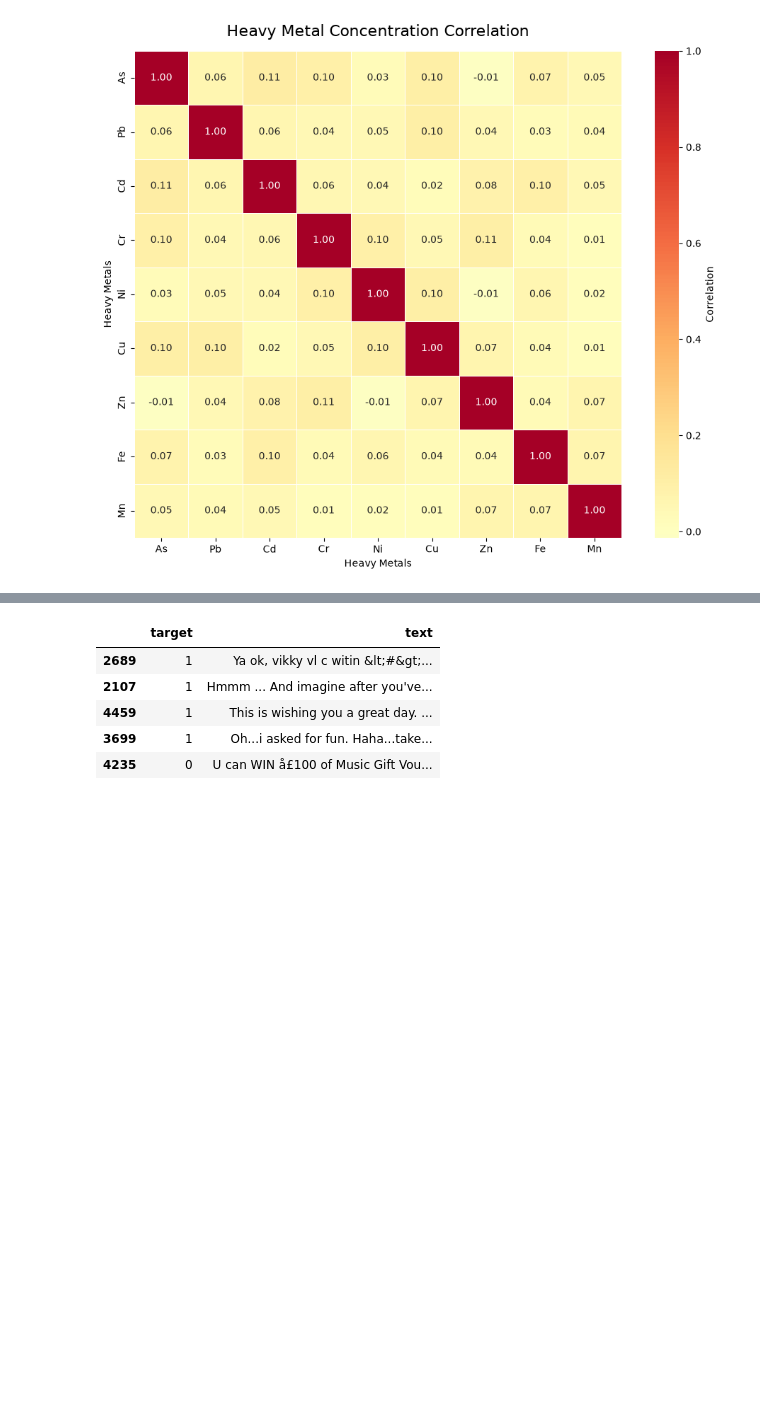
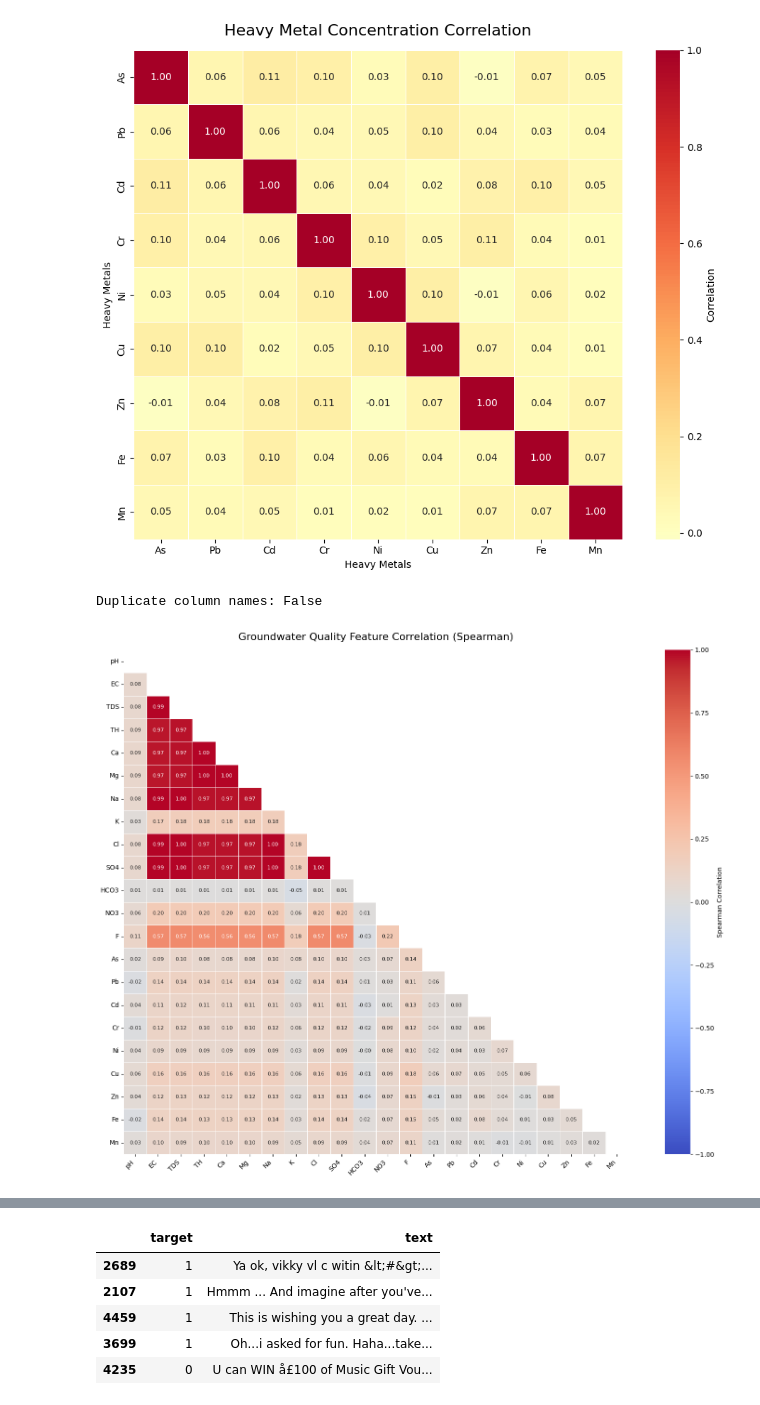
Before and after one commit to ritikagupta26/AquaSentinel_MicroProject, a Jupyter notebook: main.ipynb, the cells around one changed output, grey strips where cells are left out. Drawn from its saved outputs; the diff is of its cells as text; code cells hidden in the pictures; blank space fills up the shorter version.

```diff
--- a/main.ipynb
+++ b/main.ipynb
@@ -306,3 +297,81 @@ plt.tight_layout()
 plt.show()
 # %% [output]
 [figure]
+# %%
+# Now going into heatmap
+
+import numpy as np
+import pandas as pd
+import seaborn as sns
+import matplotlib.pyplot as plt
+
+# Safety check: duplicate column names
+print("Duplicate column names:", df.columns.duplicated().any())
+
+# Water-quality features
+heatmap_features = [
+    "pH", "EC", "TDS", "TH", "Ca", "Mg", "Na", "K",
+    "Cl", "SO4", "HCO3", "NO3", "F",
+    "As", "Pb", "Cd", "Cr", "Ni", "Cu", "Zn", "Fe", "Mn"
+]
+
+# Calculate Spearman correlation
+corr = df[heatmap_features].astype(float).corr(method="spearman")
+
+# Hide the redundant upper triangle
+mask = np.triu(np.ones_like(corr, dtype=bool))
+
+# Plot heatmap
+plt.figure(figsize=(16, 12))
+
+sns.heatmap(
+    corr,
+    mask=mask,
+    annot=True,
+    fmt=".2f",
+    annot_kws={"size": 8},
+    cmap="coolwarm",
+    vmin=-1,
+    vmax=1,
+    center=0,
+    square=True,
+    linewidths=0.5,
+    cbar_kws={"label": "Spearman Correlation"}
+)
+
+plt.title(
+    "Groundwater Quality Feature Correlation (Spearman)",
+    fontsize=16,
+    pad=15
+)
+plt.xticks(rotation=45, ha="right")
+plt.yticks(rotation=0)
+
+plt.tight_layout()
+plt.show()
+
+
+# Find the 10 strongest correlated feature pairs
+pairs = (
+    corr.where(~mask)
+        .stack()
+        .rename("corr")
+        .reset_index()
+        .rename(columns={
+            "level_0": "feature_1",
+            "level_1": "feature_2"
+        })
+)
+
+pairs["abs_corr"] = pairs["corr"].abs()
+
+print("\nTop 10 Strongest Correlated Feature Pairs:")
+
+print(
+    pairs.sort_values("abs_corr", ascending=False)
+         .head(10)
+         .to_string(index=False)
+)
+# %% [output]
+Duplicate column names: False
+[figure, added]
```
Also changed, not shown: parts of 16 cells of this notebook.
